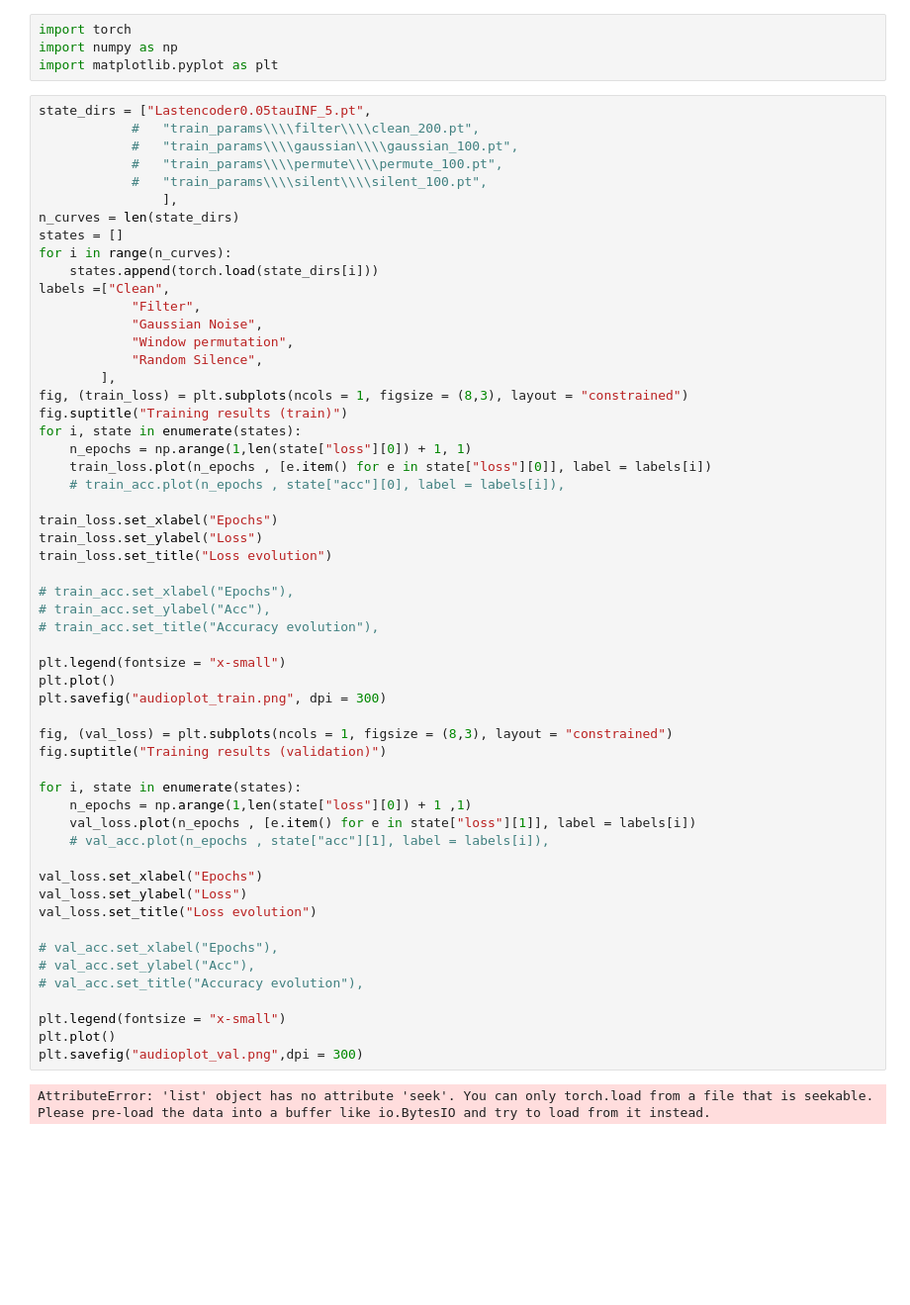
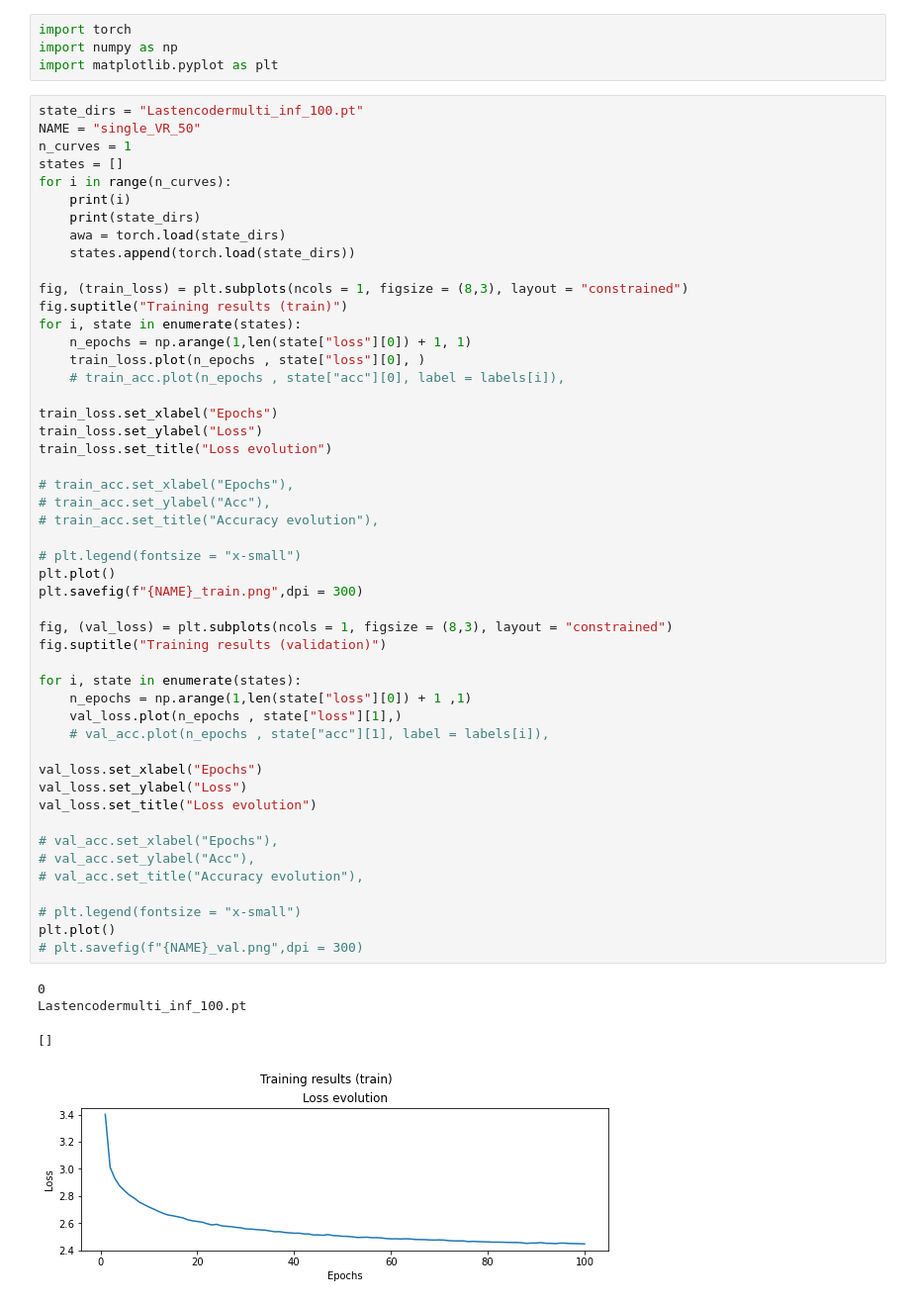
Before and after one commit to nunuki-crew/FinalEL7006, a Jupyter notebook: plotter.ipynb, the cells around one changed output. Shown: that part at 99% size. Cells and saved outputs as stored; diff of their text form; blank space fills up the shorter version.

```diff
--- a/plotter.ipynb
+++ b/plotter.ipynb
@@ -3,59 +3,56 @@ import torch
 import numpy as np
 import matplotlib.pyplot as plt
 # %%
-state_dirs = ["Lastencoder0.05tauINF_5.pt",
-            #   "train_params\\\\filter\\\\clean_200.pt",
-            #   "train_params\\\\gaussian\\\\gaussian_100.pt",
-            #   "train_params\\\\permute\\\\permute_100.pt",
-            #   "train_params\\\\silent\\\\silent_100.pt",
-                ],
-n_curves = len(state_dirs)
+state_dirs = "Lastencodermulti_inf_100.pt"
+NAME = "single_VR_50"
+n_curves = 1
 states = []
 for i in range(n_curves):
-    states.append(torch.load(state_dirs[i]))
-labels =["Clean",
-            "Filter",
-            "Gaussian Noise",
-            "Window permutation",
-            "Random Silence",
-        ],
+    print(i)
+    print(state_dirs)
+    awa = torch.load(state_dirs)
+    states.append(torch.load(state_dirs))
+
 fig, (train_loss) = plt.subplots(ncols = 1, figsize = (8,3), layout = "constrained")
 fig.suptitle("Training results (train)")
 for i, state in enumerate(states):
     n_epochs = np.arange(1,len(state["loss"][0]) + 1, 1)
-    train_loss.plot(n_epochs , [e.item() for e in state["loss"][0]], label = labels[i])
+    train_loss.plot(n_epochs , state["loss"][0], )
     # train_acc.plot(n_epochs , state["acc"][0], label = labels[i]),
 
 train_loss.set_xlabel("Epochs")
 train_loss.set_ylabel("Loss")
 train_loss.set_title("Loss evolution")
 
 # train_acc.set_xlabel("Epochs"),
 # train_acc.set_ylabel("Acc"),
 # train_acc.set_title("Accuracy evolution"),
 
-plt.legend(fontsize = "x-small")
+# plt.legend(fontsize = "x-small")
 plt.plot()
-plt.savefig("audioplot_train.png", dpi = 300)
+plt.savefig(f"{NAME}_train.png",dpi = 300)
 
 fig, (val_loss) = plt.subplots(ncols = 1, figsize = (8,3), layout = "constrained")
 fig.suptitle("Training results (validation)")
 
 for i, state in enumerate(states):
     n_epochs = np.arange(1,len(state["loss"][0]) + 1 ,1)
-    val_loss.plot(n_epochs , [e.item() for e in state["loss"][1]], label = labels[i])
+    val_loss.plot(n_epochs , state["loss"][1],)
     # val_acc.plot(n_epochs , state["acc"][1], label = labels[i]),
 
 val_loss.set_xlabel("Epochs")
 val_loss.set_ylabel("Loss")
 val_loss.set_title("Loss evolution")
 
 # val_acc.set_xlabel("Epochs"),
 # val_acc.set_ylabel("Acc"),
 # val_acc.set_title("Accuracy evolution"),
 
-plt.legend(fontsize = "x-small")
+# plt.legend(fontsize = "x-small")
 plt.plot()
-plt.savefig("audioplot_val.png",dpi = 300)
+# plt.savefig(f"{NAME}_val.png",dpi = 300)
 # %% [output]
-AttributeError: 'list' object has no attribute 'seek'. You can only torch.load from a file that is seekable. Please pre-load the data into a buffer like io.BytesIO and try to load from it instead.
+0
+Lastencodermulti_inf_100.pt
+[]
+[figure, added]
```
Also changed, not shown: parts of 1 cell of this notebook, 32 other files.
